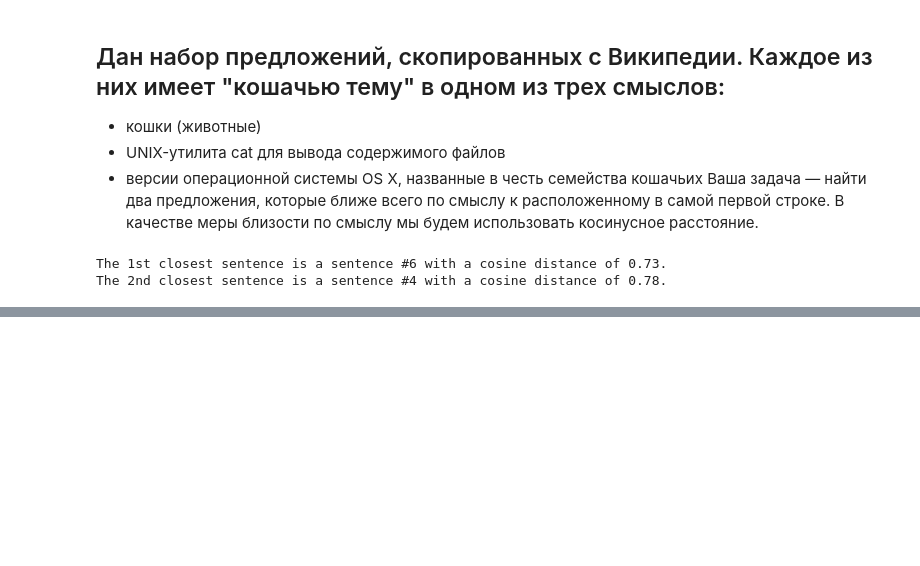
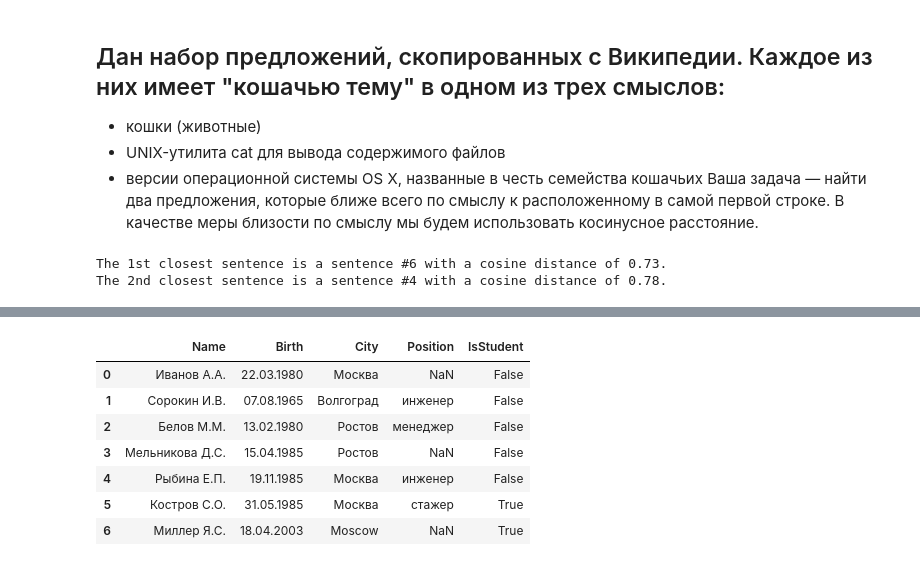
Before and after one commit to turnMeUpSon/course-math-and-python-for-data-analysis, a Jupyter notebook: Data-analytics/Data-analytics.ipynb, the cells around one changed output, grey strips where cells are left out. Cells and saved outputs as stored; diff of their text form; code cells hidden in the pictures; blank space fills up the shorter version.

```diff
--- a/Data-analytics/Data-analytics.ipynb
+++ b/Data-analytics/Data-analytics.ipynb
@@ -402,0 +426,3 @@ The 2nd closest sentence is a sentence #4 with a cosine distance of 0.78.
+# %%
+#создание DataFrame с помощью чтения данных из файла
+frame = pd.read_csv('dataset.tsv', header=0, sep='\t')
@@ -402,0 +447,5 @@ The 2nd closest sentence is a sentence #4 with a cosine distance of 0.78.
+# %%
+new_line = {'Name':'Миллер Я.С.', 'Birth':'18.04.2003', 'City':'Moscow'}
+# %%
+#добавление строки в DataFrame
+frame.append(new_line, ignore_index=True)
@@ -402,0 +461,14 @@ The 2nd closest sentence is a sentence #4 with a cosine distance of 0.78.
+# %%
+#добавление столбца в DataFrame
+frame['IsStudent'] = [False]*5 + [True]*2
+# %%
+frame
+# %% [output]
+|  | Name | Birth | City | Position | IsStudent |
+| 0 | Иванов А.А. | 22.03.1980 | Москва | NaN | False |
+| 1 | Сорокин И.В. | 07.08.1965 | Волгоград | инженер | False |
+| 2 | Белов М.М. | 13.02.1980 | Ростов | менеджер | False |
+| 3 | Мельникова Д.С. | 15.04.1985 | Ростов | NaN | False |
+| 4 | Рыбина Е.П. | 19.11.1985 | Москва | инженер | False |
+| 5 | Костров С.О. | 31.05.1985 | Москва | стажер | True |
+| 6 | Миллер Я.С. | 18.04.2003 | Moscow | NaN | True |
```
Also changed, not shown: parts of 41 cells of this notebook, 1 other file.
